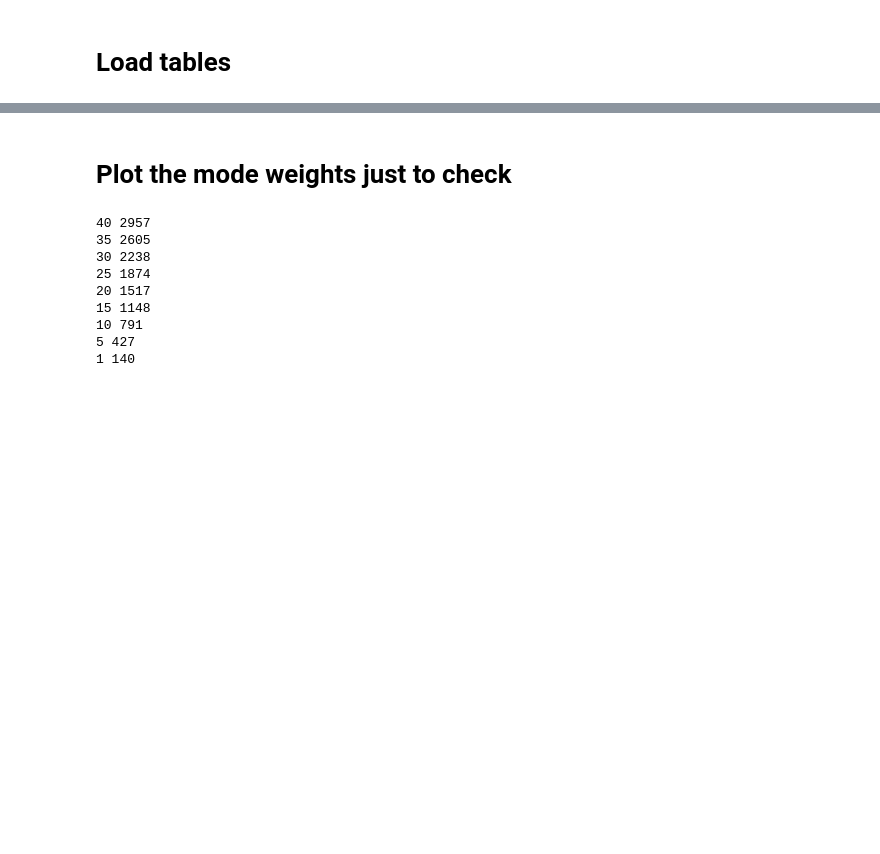
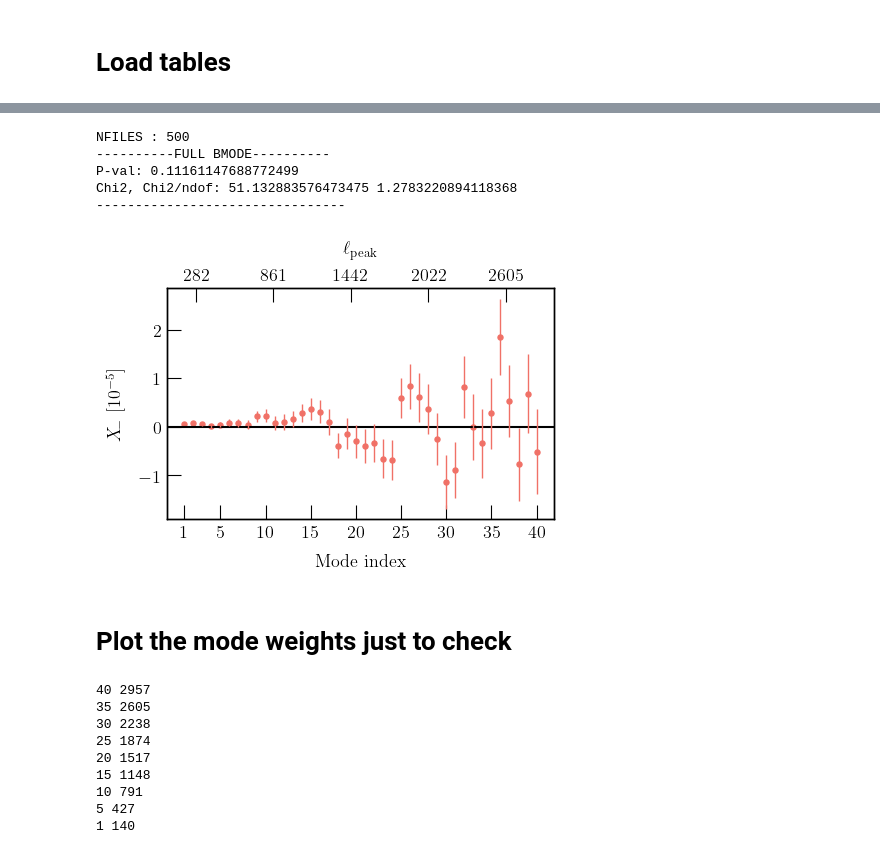
Before and after one commit to delve-survey/shearcat, a Jupyter notebook: shear_tests/Paper_plots/Bmodes.ipynb, the cells around one changed output, grey strips where cells are left out. Saved outputs shown, nothing was run; the diff lists cells and outputs as text; code cells hidden in the pictures; blank space fills up the shorter version.

Commit message:
Update plot

```diff
--- a/shear_tests/Paper_plots/Bmodes.ipynb
+++ b/shear_tests/Paper_plots/Bmodes.ipynb
@@ -81,3 +32,52 @@ Chi2, Chi2/ndof: 51.132883576473475 1.2783220894118368
+# %%
+DIR = '/scratch/midway3/dhayaa/SHEARTESTS_20240901/NPATCH_500_N250/'
+plt.figure(figsize = (5,3))
+
+plt.axhline(0, color ='k')
+
+B   = np.load(DIR + '/MRBmode_B.npy')[:]
+Cov = np.load(DIR + '/MRBmode_B_Cov.npy')[:].T[:]
+res = B
+# res[:2] = 0
+Nmodes = len(B)
+NJK = 500; print(f"NFILES :", NJK)
+hartlap  = ((NJK - Nmodes - 2) / (NJK -  1))
+dodelson = 1 / (1 + (Nmodes - 3) * (NJK - Nmodes - 2) / (NJK - Nmodes - 1) / (NJK - Nmodes - 4) )
+
+inv = np.linalg.inv(Cov) * hartlap * dodelson
+chi2 = res @ inv @ res
+
+print("----------FULL BMODE----------")
+print("P-val:", 1 - stats.chi2(df = len(res)).cdf(chi2))
+print("Chi2, Chi2/ndof:", chi2, chi2/len(res))
+print("--------------------------------\n\n")
+
+
+plt.scatter(np.arange(Nmodes) + 1 , B * 1e5, s=13, color = COLORS[0])
+plt.errorbar(np.arange(Nmodes) + 1 , B * 1e5, yerr = np.sqrt(np.diagonal(Cov))  * 1e5, fmt = 'none', color = COLORS[0], lw = 0, elinewidth = 1)
+
+ticks = [1, 5, 10, 15, 20, 25, 30, 35, 40]
+plt.xticks(ticks, ticks)
+plt.ylabel(r'$X_{\!-}$  [$10^{-5}$]', size = 13, labelpad = 10)
+plt.xlabel('Mode index', size = 13, labelpad = 10);
+
+COEFF = np.load('/scratch/midway3/dhayaa/EB_Coefficients_N40.npy', allow_pickle = True)
+
+ax2 = plt.gca().twiny()
+ax2.set_xticks(np.arange(3, 40, 8))
+ax2.set_xticklabels([int(COEFF[i - 1][3][np.argmax(np.abs(COEFF[i - 1][4]))]) for i in np.arange(3, 40, 8)])
+ax2.set_xlim(0, len(B))
+ax2.set_xlabel(r'$\ell_{\rm peak}$', size = 13, labelpad = 10)
+del COEFF
+
+plt.savefig('./Bmode.pdf', dpi = 300, bbox_inches = 'tight')
+# %% [output]
+NFILES : 500
+----------FULL BMODE----------
+P-val: 0.11161147688772499
+Chi2, Chi2/ndof: 51.132883576473475 1.2783220894118368
+--------------------------------
+[figure, added]
 # %%
 # DIR = '/scratch/midway3/dhayaa/SHEARTESTS_20240901/NPATCH_150/'
 # plt.figure(figsize = (5,3))
```
Also changed, not shown: parts of 1 cell of this notebook.
